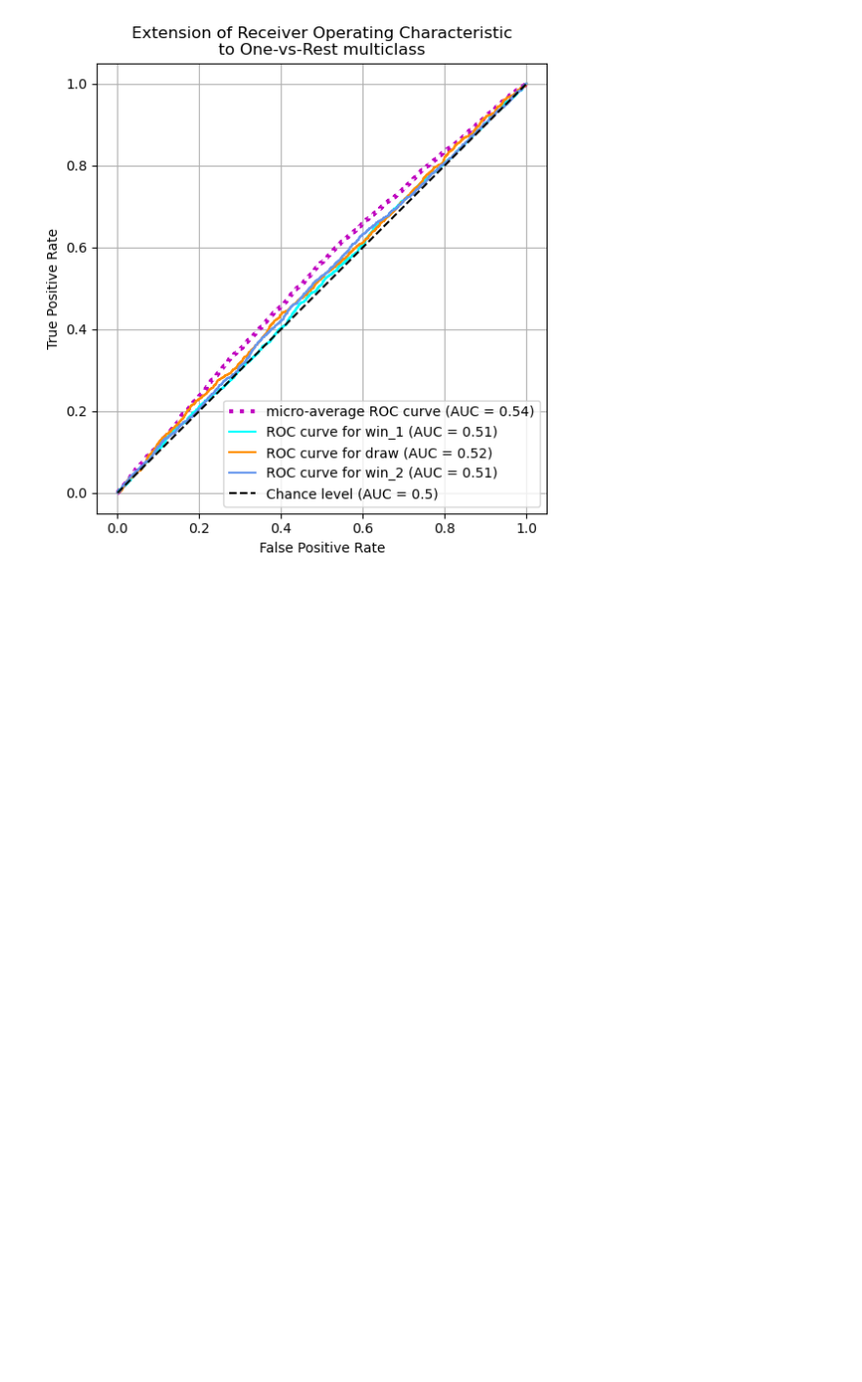
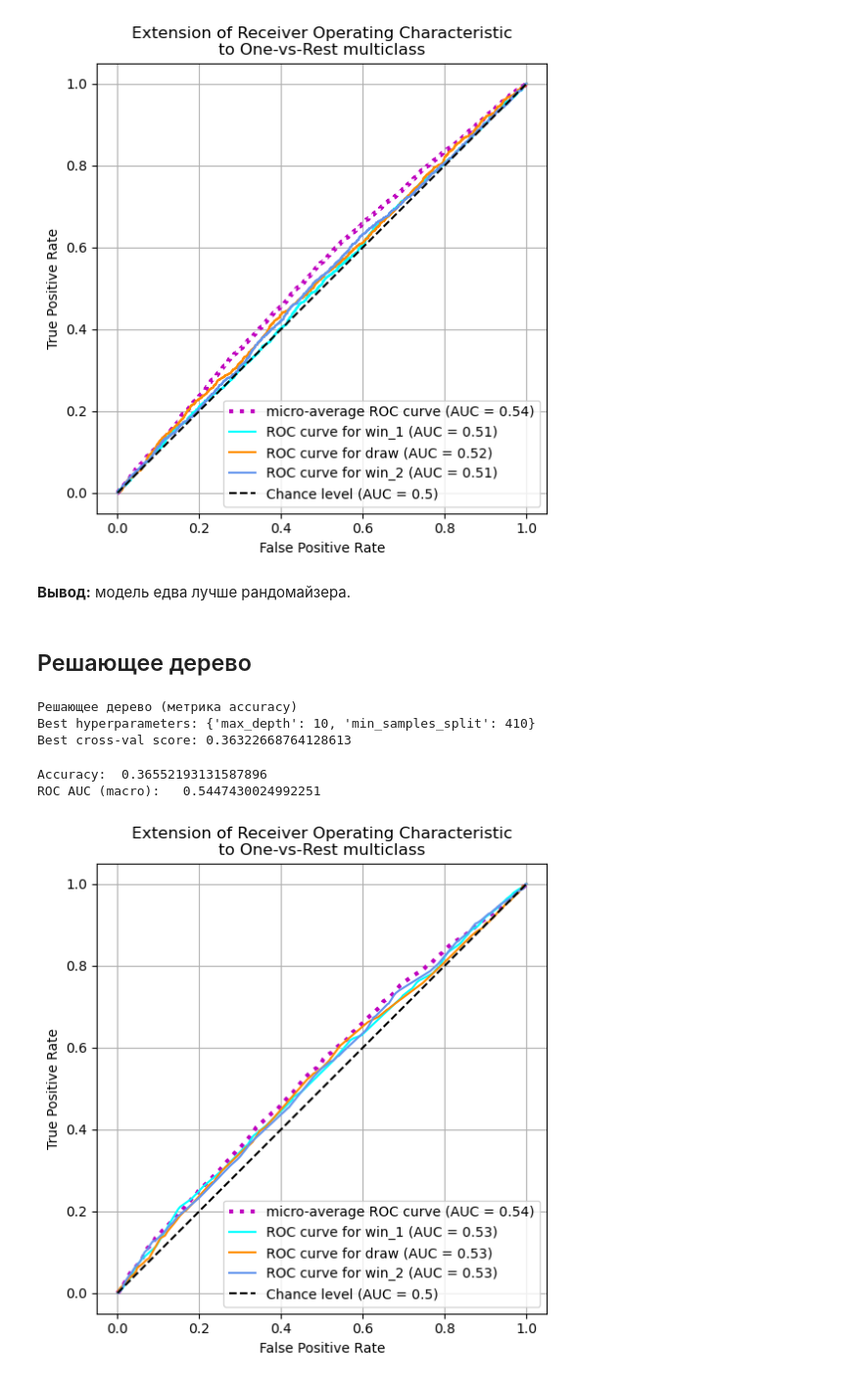
Before and after one commit to helloginov/football_predictor, a Jupyter notebook: main.ipynb, the cells around one changed output. Shown at 98% size. Cells and saved outputs as stored; diff of their text form; code cells hidden in the pictures; blank space fills up the shorter version.

Commit message:
log_reg, tree, forest were unsuccessfully tried

```diff
--- a/main.ipynb
+++ b/main.ipynb
@@ -237,3 +242,27 @@ Best cross-val score: 0.37249256261253116
 Accuracy:  0.370452227133628
 ROC AUC (macro):   0.5388790090411205
 [figure]
+# %% [markdown]
+**Вывод:** модель едва лучше рандомайзера.
+# %% [markdown]
+## Решающее дерево
+# %%
+params = {
+    'max_depth': range(10, 52, 3),
+    'min_samples_split' : range(10, 500, 20)
+}
+
+tree = DecisionTreeClassifier(random_state=42)
+
+print("Решающее дерево (метрика accuracy)")
+tree_best = find_best_model(tree, X_train, y_train, groups_train, params, scoring='accuracy')
+# %% [output]
+Решающее дерево (метрика accuracy)
+Best hyperparameters: {'max_depth': 10, 'min_samples_split': 410}
+Best cross-val score: 0.36322668764128613
+# %%
+tree_results = test(tree_best, 'tree_1', X_test, y_test, groups_test)
+# %% [output]
+Accuracy:  0.36552193131587896
+ROC AUC (macro):   0.5447430024992251
+[figure, added]
```
Also changed, not shown: parts of 16 cells of this notebook.
